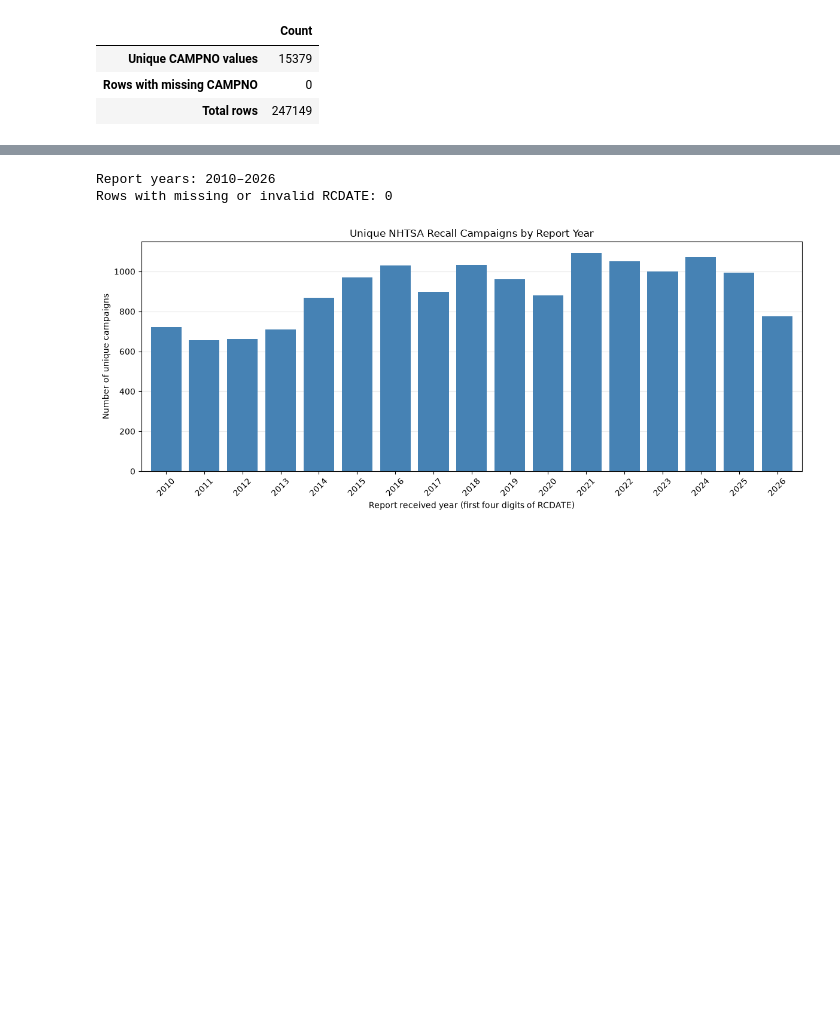
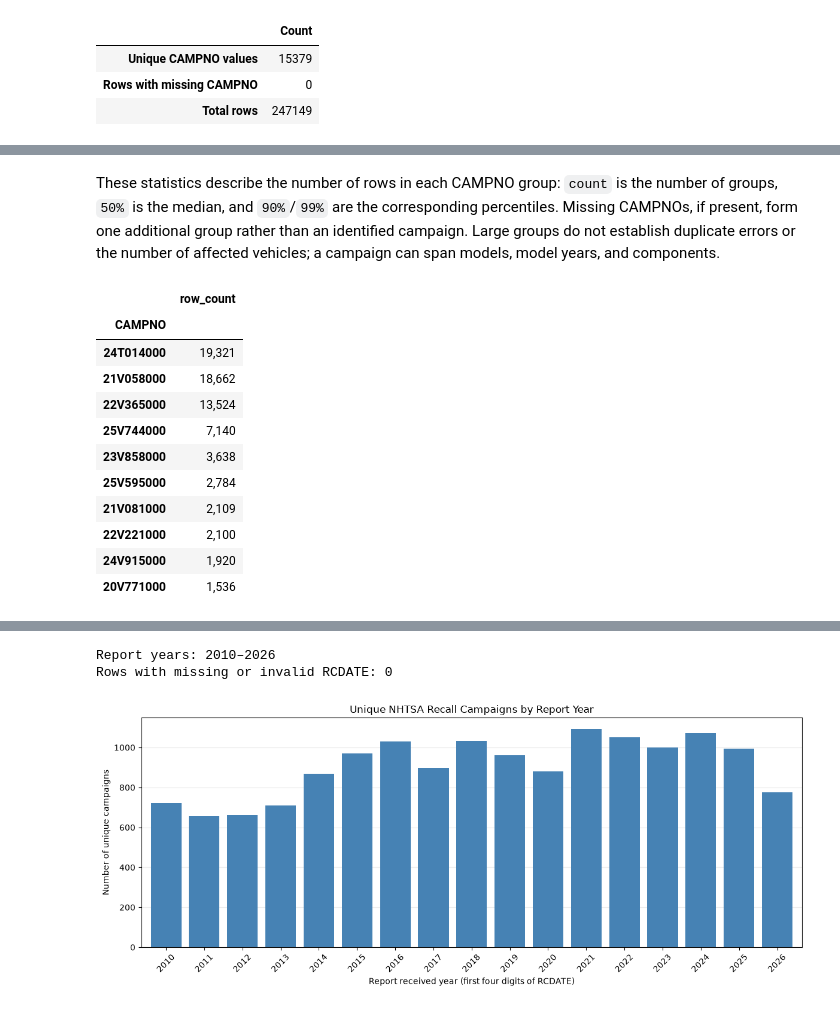
Before and after one commit to aaj013-creator/dsc180a-llm-wiki-vs-rag, a Jupyter notebook: notebooks/eda.ipynb, the cells around one changed output, grey strips where cells are left out. Drawn from its saved outputs; the diff is of its cells as text; code cells hidden in the pictures; blank space fills up the shorter version.

```diff
--- a/notebooks/eda.ipynb
+++ b/notebooks/eda.ipynb
@@ -108,0 +259,11 @@ display(pd.Series({
+# %%
+# Retain an NA CAMPNO group if one exists, so every row is accounted for.
+rows_per_campno = (
+    recalls_df.groupby("CAMPNO", dropna=False).size().rename("row_count")
+)
+rows_per_campno_description = (
+    rows_per_campno.describe(percentiles=[0.50, 0.90, 0.99])
+    .rename_axis("statistic")
+    .to_frame("rows per CAMPNO")
+)
+display(rows_per_campno_description.style.format("{:,.2f}", na_rep="N/A"))
@@ -108,0 +281,23 @@ display(pd.Series({
+# %% [markdown]
+These statistics describe the number of rows in each CAMPNO group: `count` is the number of groups, `50%` is the median, and `90%`/`99%` are the corresponding percentiles. Missing CAMPNOs, if present, form one additional group rather than an identified campaign. Large groups do not establish duplicate errors or the number of affected vehicles; a campaign can span models, model years, and components.
+# %%
+top_10_campnos = (
+    rows_per_campno.reset_index()
+    .sort_values(["row_count", "CAMPNO"], ascending=[False, True], na_position="last")
+    .head(10)
+    .set_index("CAMPNO")
+)
+display(top_10_campnos.style.format({"row_count": "{:,.0f}"}))
+# %% [output]
+|  | row_count |
+| CAMPNO |  |
+| 24T014000 | 19,321 |
+| 21V058000 | 18,662 |
+| 22V365000 | 13,524 |
+| 25V744000 | 7,140 |
+| 23V858000 | 3,638 |
+| 25V595000 | 2,784 |
+| 21V081000 | 2,109 |
+| 22V221000 | 2,100 |
+| 24V915000 | 1,920 |
+| 20V771000 | 1,536 |
```
Also changed, not shown: parts of 23 cells of this notebook.
